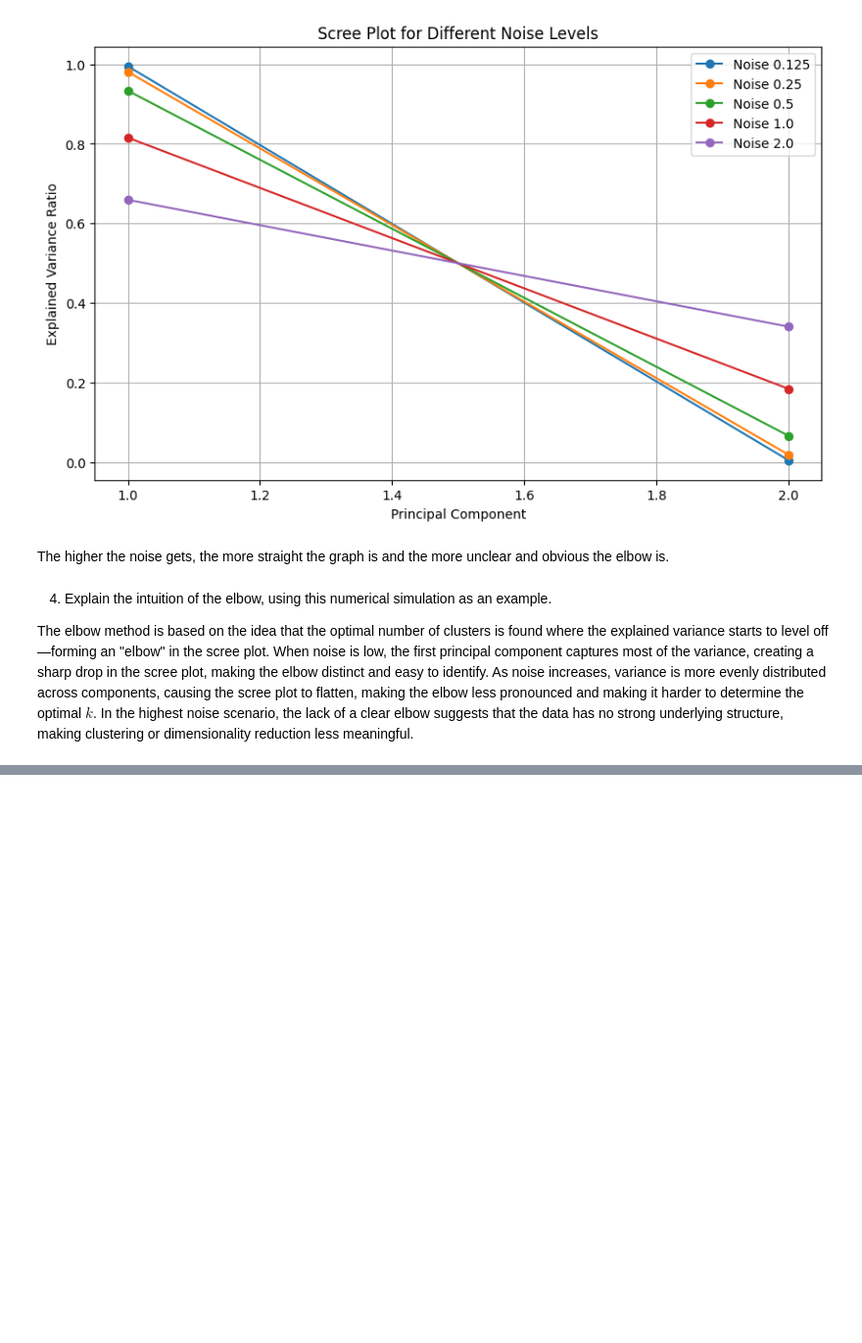
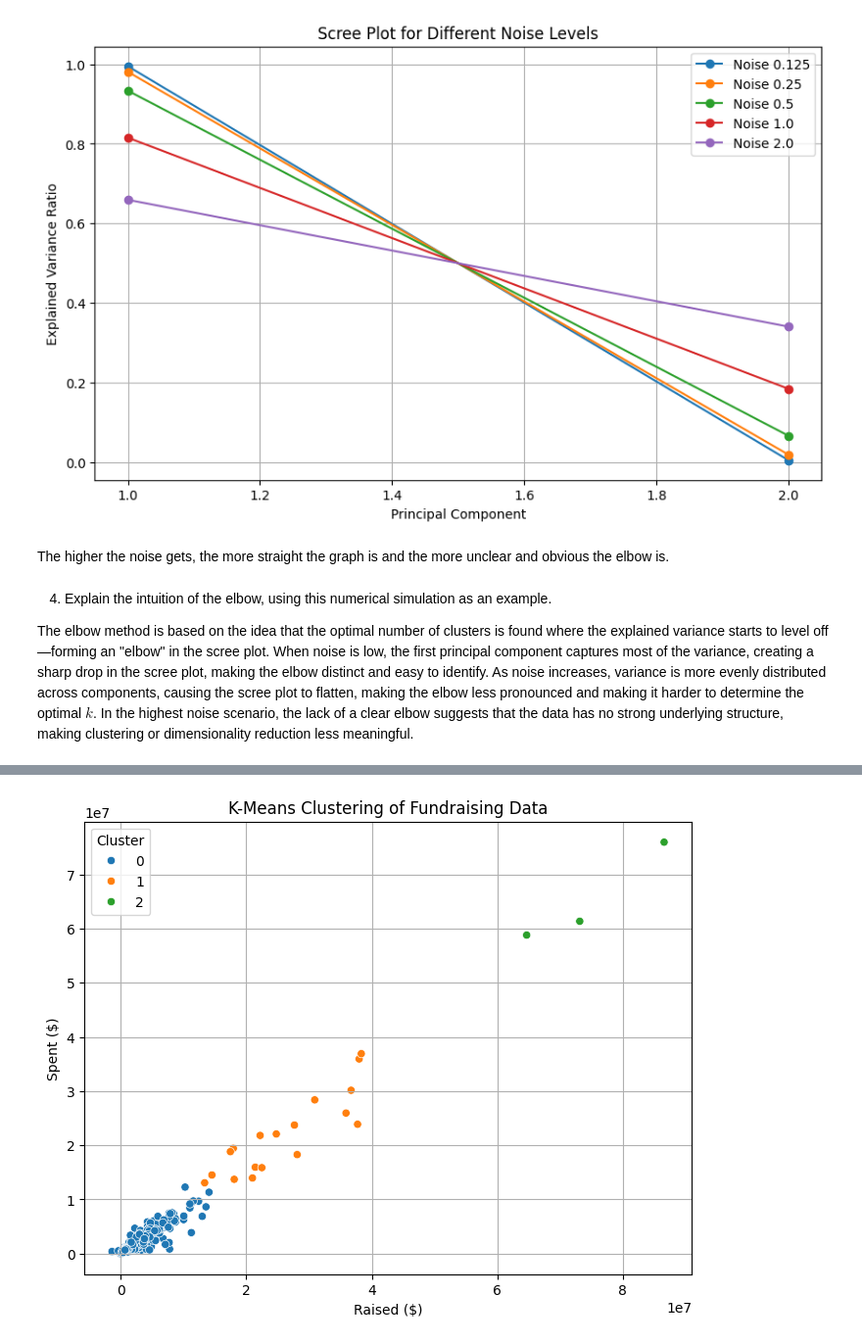
Before and after one commit to joelen4225/ds3001_assignment6, a Jupyter notebook: assignment/submission.ipynb, the cells around one changed output, grey strips where cells are left out. Shown at 98% size. Cells and saved outputs as stored; diff of their text form; code cells hidden in the pictures; blank space fills up the shorter version.

```diff
--- a/assignment/submission.ipynb
+++ b/assignment/submission.ipynb
@@ -87,0 +158,16 @@ $k$. In the highest noise scenario, the lack of a clear elbow suggests that the
+# %%
+kmeans = KMeans(n_clusters=3, random_state=42, n_init=10)
+elec_data['cluster'] = kmeans.fit_predict(elec_data[['Raised_norm', 'Spent_norm']])
+
+import seaborn as sns
+
+plt.figure(figsize=(8, 6))
+sns.scatterplot(data=elec_data, x='Raised', y='Spent', hue=elec_data['cluster'].astype(str), palette='tab10')
+plt.xlabel("Raised ($)")
+plt.ylabel("Spent ($)")
+plt.title("K-Means Clustering of Fundraising Data")
+plt.legend(title="Cluster")
+plt.grid()
+plt.show()
+# %% [output]
+[figure, added]
```
Also changed, not shown: parts of 12 cells of this notebook.
